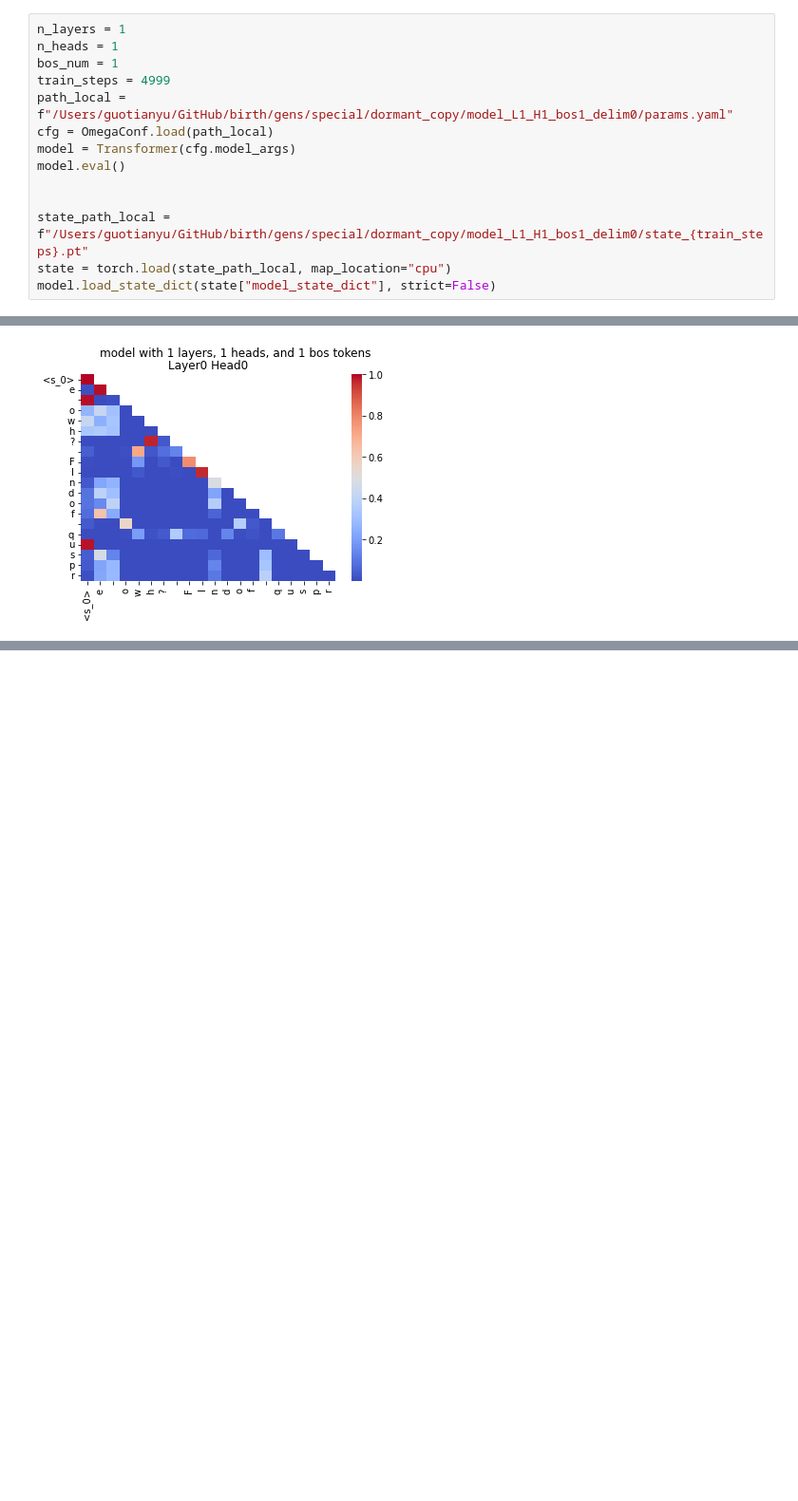
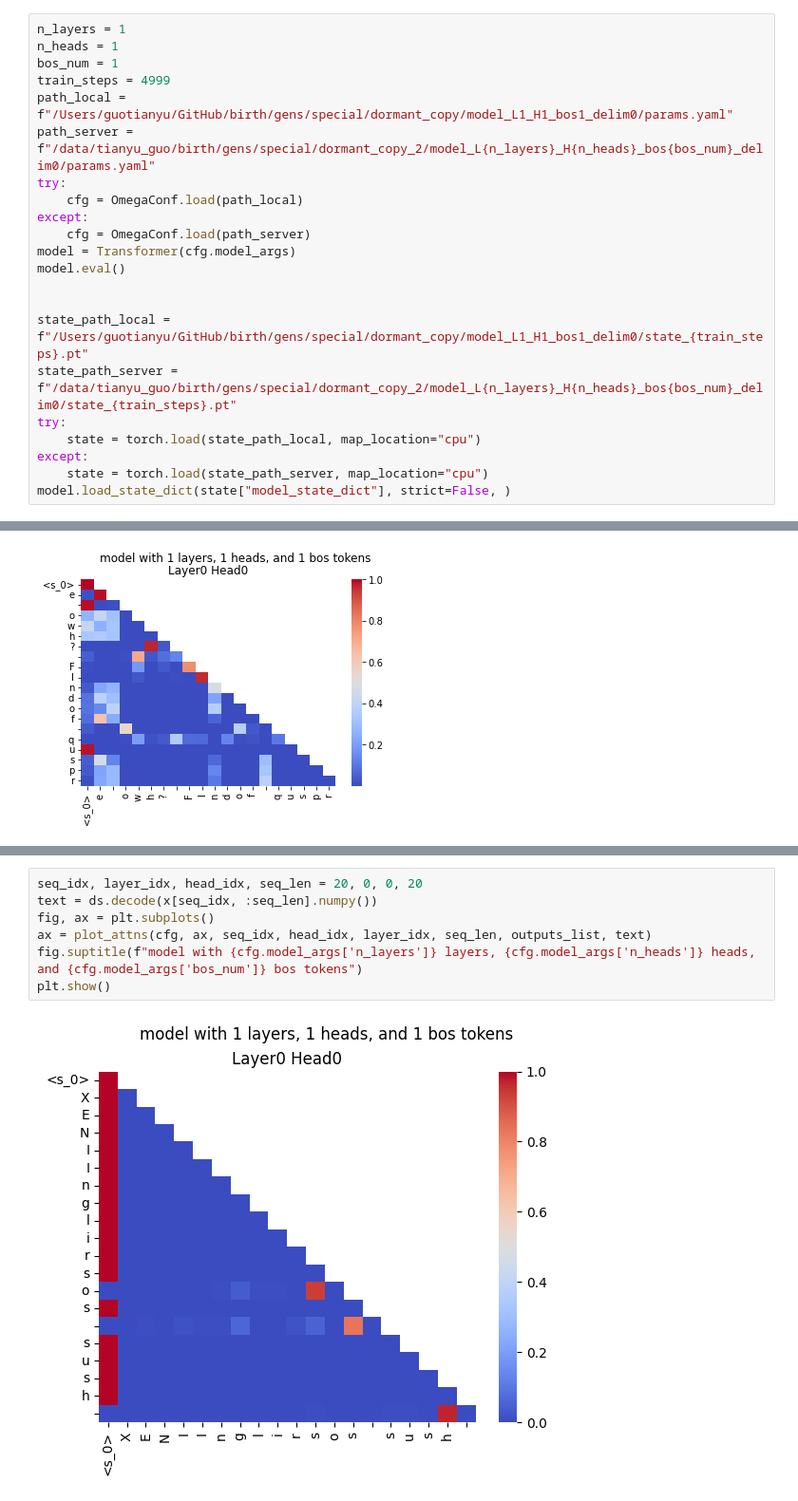
Before and after one commit to GuoTianYu2000/transformer-birth, a Jupyter notebook: plot_special.ipynb, the cells around one changed output, grey strips where cells are left out. Shown at 95% size. Saved outputs shown, nothing was run; the diff lists cells and outputs as text; blank space fills up the shorter version.

Commit message:
prepare to update data

```diff
--- a/plot_special.ipynb
+++ b/plot_special.ipynb
@@ -36,14 +33,22 @@ n_heads = 1
 bos_num = 1
 train_steps = 4999
 path_local = f"/Users/guotianyu/GitHub/birth/gens/special/dormant_copy/model_L1_H1_bos1_delim0/params.yaml"
-cfg = OmegaConf.load(path_local)
+path_server = f"/data/tianyu_guo/birth/gens/special/dormant_copy_2/model_L{n_layers}_H{n_heads}_bos{bos_num}_delim0/params.yaml"
+try:
+    cfg = OmegaConf.load(path_local)
+except:
+    cfg = OmegaConf.load(path_server)
 model = Transformer(cfg.model_args)
 model.eval()
 
 
 state_path_local = f"/Users/guotianyu/GitHub/birth/gens/special/dormant_copy/model_L1_H1_bos1_delim0/state_{train_steps}.pt"
-state = torch.load(state_path_local, map_location="cpu")
-model.load_state_dict(state["model_state_dict"], strict=False)
+state_path_server = f"/data/tianyu_guo/birth/gens/special/dormant_copy_2/model_L{n_layers}_H{n_heads}_bos{bos_num}_delim0/state_{train_steps}.pt"
+try:
+    state = torch.load(state_path_local, map_location="cpu")
+except:
+    state = torch.load(state_path_server, map_location="cpu")
+model.load_state_dict(state["model_state_dict"], strict=False, )
 # %% [output]
 <All keys matched successfully>
 # %%
@@ -237,0 +281,9 @@ plt.show()
+# %%
+seq_idx, layer_idx, head_idx, seq_len = 20, 0, 0, 20
+text = ds.decode(x[seq_idx, :seq_len].numpy())
+fig, ax = plt.subplots()
+ax = plot_attns(cfg, ax, seq_idx, head_idx, layer_idx, seq_len, outputs_list, text)
+fig.suptitle(f"model with {cfg.model_args['n_layers']} layers, {cfg.model_args['n_heads']} heads, and {cfg.model_args['bos_num']} bos tokens")
+plt.show()
+# %% [output]
+[figure, added]
```
Also changed, not shown: parts of 23 cells of this notebook, 1 other file.
